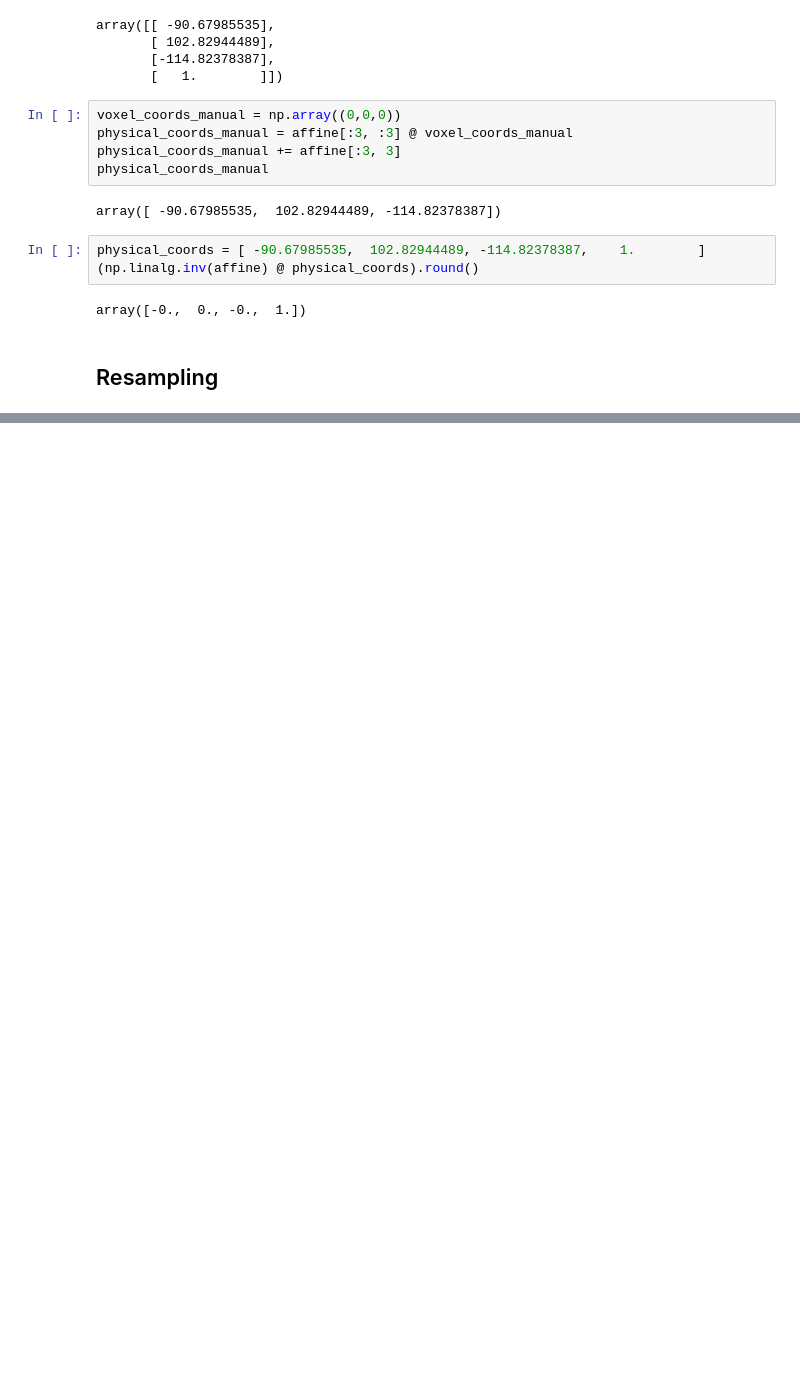
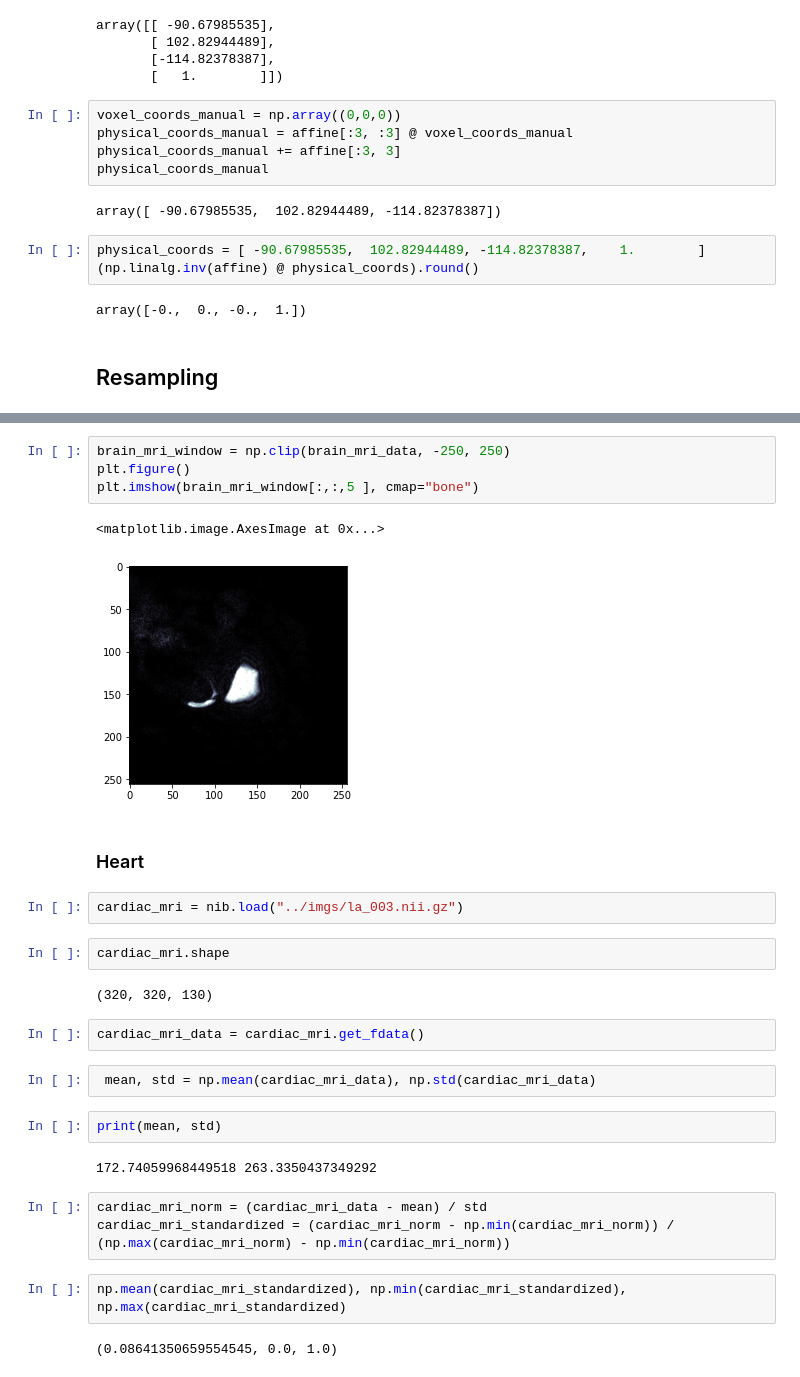
Before and after one commit to Zahed-Golabi/Medical-Imaging, a Jupyter notebook: 02- Preprocessing/Preprocessing.ipynb, the cells around one changed output, grey strips where cells are left out. Cells and saved outputs as stored; diff of their text form; blank space fills up the shorter version.

```diff
--- a/02- Preprocessing/Preprocessing.ipynb
+++ b/02- Preprocessing/Preprocessing.ipynb
@@ -122,0 +148,30 @@ axis[1].imshow(brain_mri_resized_data[:,:,50], cmap="gray")
+# %%
+brain_mri_window = np.clip(brain_mri_data, -250, 250)
+plt.figure()
+plt.imshow(brain_mri_window[:,:,5 ], cmap="bone")
+# %% [output]
+<matplotlib.image.AxesImage at 0x...>
+[figure, added]
+# %% [markdown]
+### Heart
+# %%
+cardiac_mri = nib.load("../imgs/la_003.nii.gz")
+# %%
+cardiac_mri.shape
+# %% [output]
+(320, 320, 130)
+# %%
+cardiac_mri_data = cardiac_mri.get_fdata()
+# %%
+ mean, std = np.mean(cardiac_mri_data), np.std(cardiac_mri_data)
+# %%
+print(mean, std)
+# %% [output]
+172.74059968449518 263.3350437349292
+# %%
+cardiac_mri_norm = (cardiac_mri_data - mean) / std
+cardiac_mri_standardized = (cardiac_mri_norm - np.min(cardiac_mri_norm)) / (np.max(cardiac_mri_norm) - np.min(cardiac_mri_norm))
+# %%
+np.mean(cardiac_mri_standardized), np.min(cardiac_mri_standardized), np.max(cardiac_mri_standardized)
+# %% [output]
+(0.08641350659554545, 0.0, 1.0)
```
Also changed, not shown: parts of 19 cells of this notebook.
